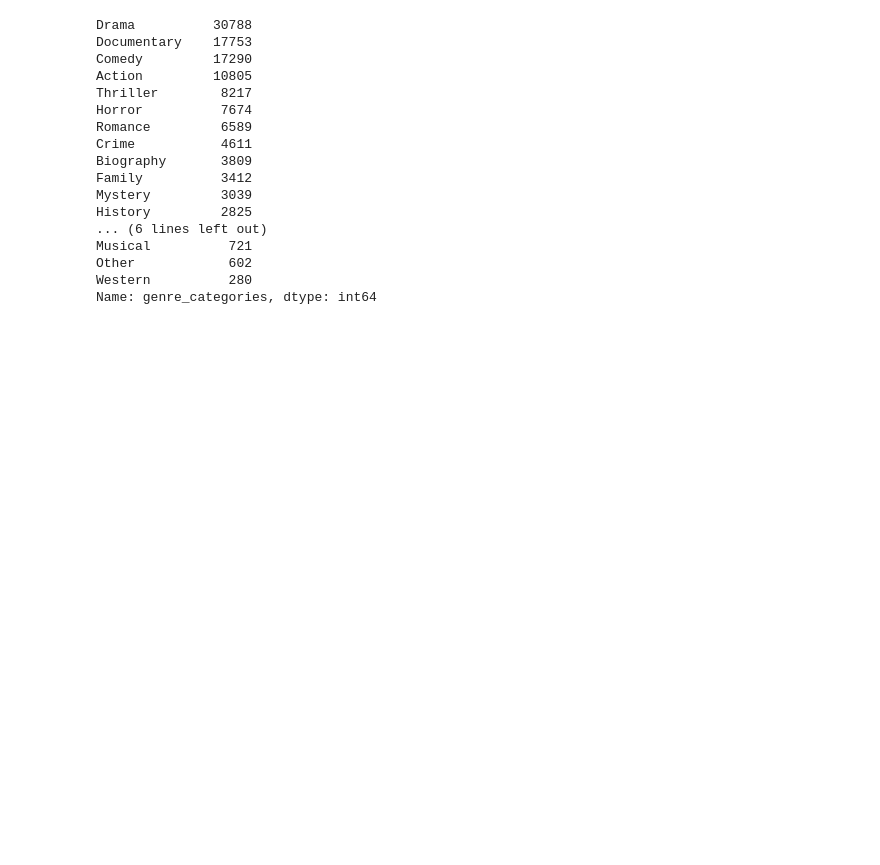
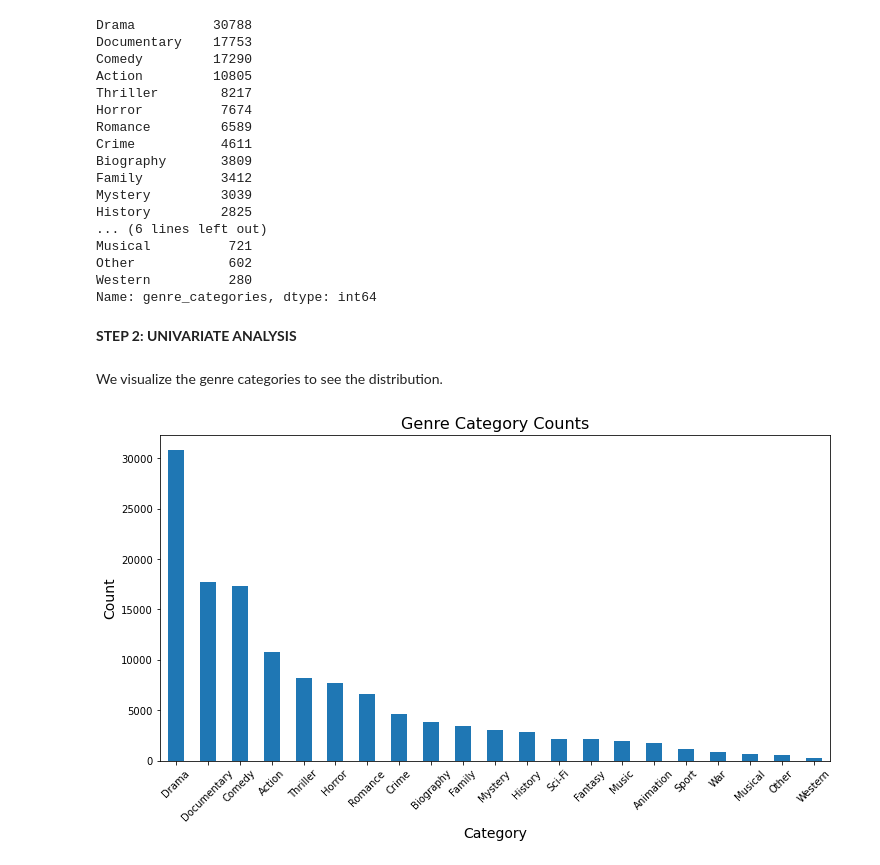
Before and after one commit to Anniemarie001/DSC-PHASE1-PROJECT, a Jupyter notebook: index.ipynb, the cells around one changed output. Saved outputs shown, nothing was run; the diff lists cells and outputs as text; code cells hidden in the pictures; blank space fills up the shorter version.

Commit message:
univariate analysis

```diff
--- a/index.ipynb
+++ b/index.ipynb
@@ -675,3 +675,22 @@ Musical          721
 Other            602
 Western          280
 Name: genre_categories, dtype: int64
+# %% [markdown]
+**STEP 2: UNIVARIATE ANALYSIS**
+# %% [markdown]
+We visualize the genre categories to see the distribution.
+# %%
+
+
+# Get the category counts
+category_counts = exploded['genre_categories'].value_counts()
+
+# Create a bar plot
+category_counts.plot(kind='bar', figsize=(12, 6))
+plt.title('Genre Category Counts', fontsize=16)
+plt.xlabel('Category', fontsize=14)
+plt.ylabel('Count', fontsize=14)
+plt.xticks(rotation=45)
+plt.show()
+# %% [output]
+[figure, added]
```
Also changed, not shown: parts of 10 cells of this notebook.
